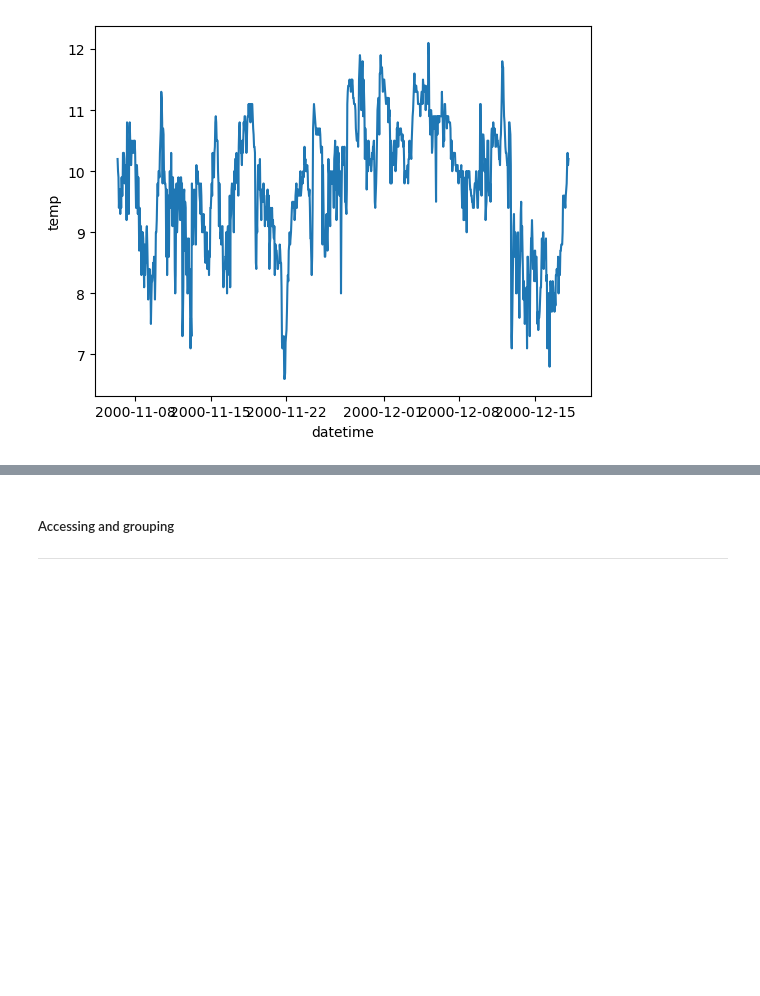
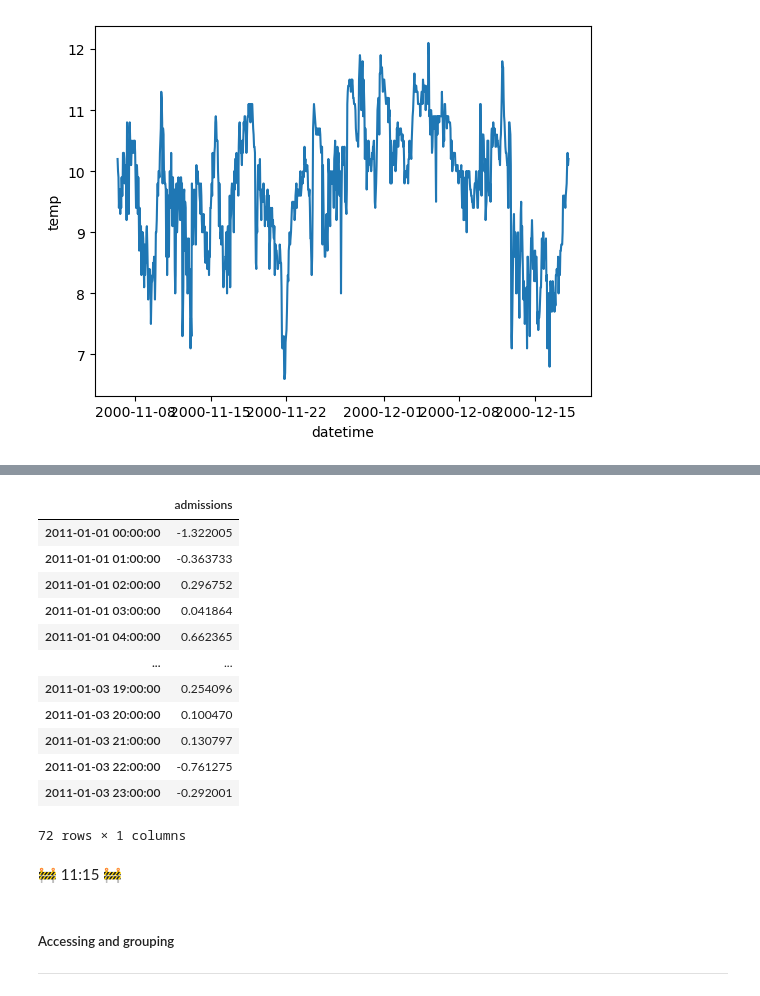
Before and after one commit to E6985/pda-time-series, a Jupyter notebook: time-series.ipynb, the cells around one changed output, grey strips where cells are left out. Drawn from its saved outputs; the diff is of its cells as text; code cells hidden in the pictures; blank space fills up the shorter version.

```diff
--- a/time-series.ipynb
+++ b/time-series.ipynb
@@ -196,2 +478,21 @@ rng
+# %%
+tsLegacy=pd.DataFrame(np.random.randn(len(rngLegacy)),index=rngLegacy,columns=["admissions"])
+tsLegacy
+# %% [output]
+|  | admissions |
+| 2011-01-01 00:00:00 | -1.322005 |
+| 2011-01-01 01:00:00 | -0.363733 |
+| 2011-01-01 02:00:00 | 0.296752 |
+| 2011-01-01 03:00:00 | 0.041864 |
+| 2011-01-01 04:00:00 | 0.662365 |
+| ... | ... |
+| 2011-01-03 19:00:00 | 0.254096 |
+| 2011-01-03 20:00:00 | 0.100470 |
+| 2011-01-03 21:00:00 | 0.130797 |
+| 2011-01-03 22:00:00 | -0.761275 |
+| 2011-01-03 23:00:00 | -0.292001 |
+72 rows × 1 columns
+# %% [markdown]
+&#x1F6A7; 11:15 &#x1F6A7;
 # %%
 # Simulate some hospital admissions data using numpy, using our datetime index.
```
Also changed, not shown: parts of 44 cells of this notebook.
